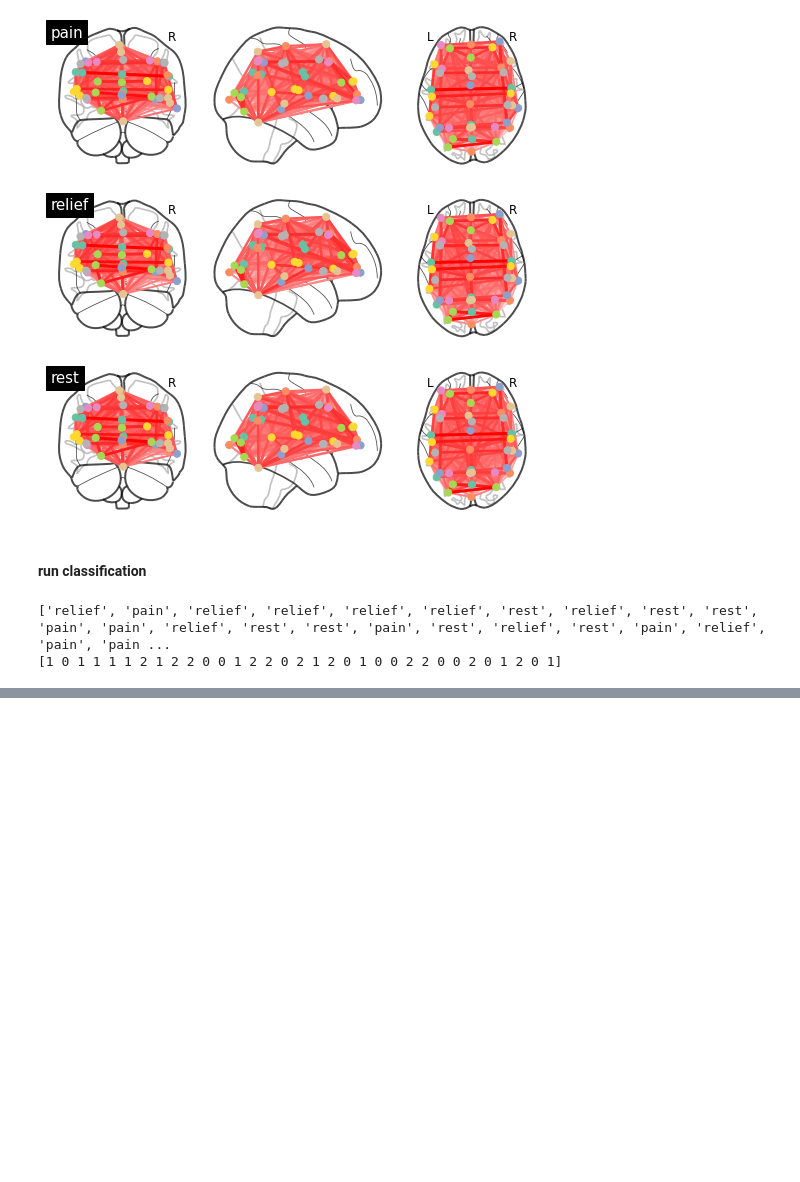
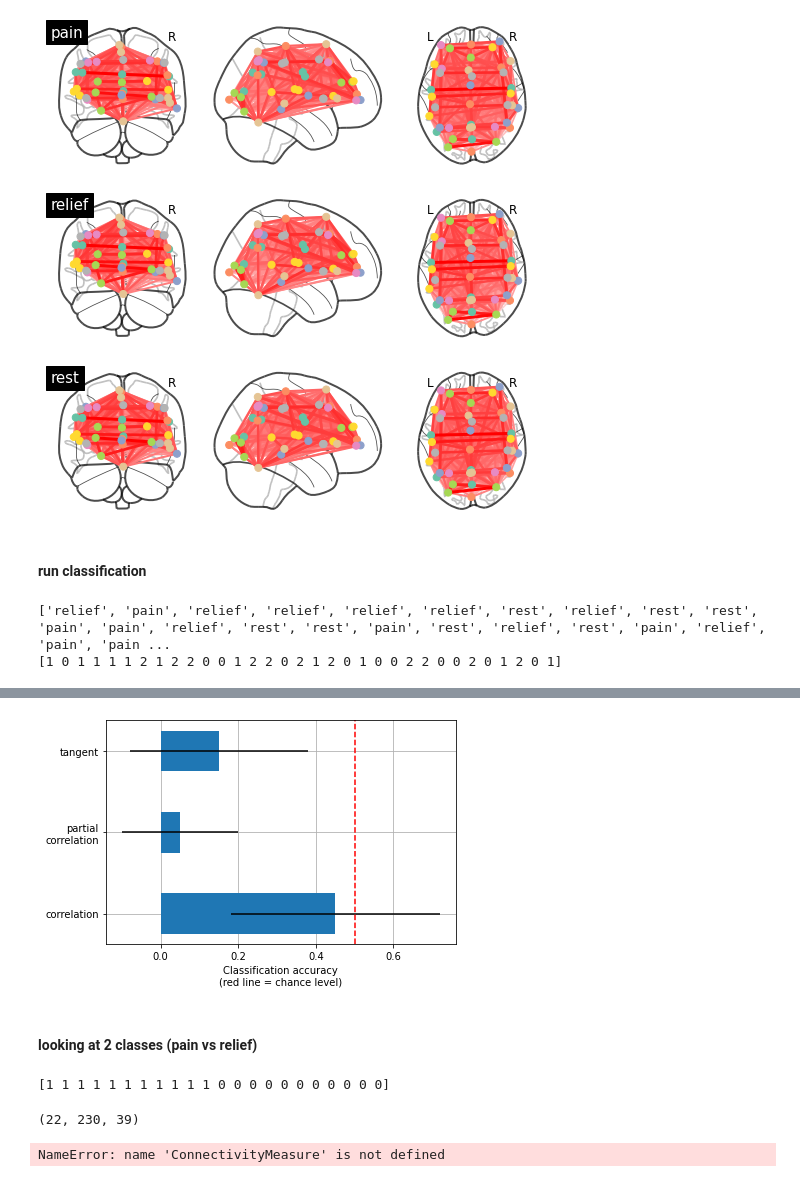
Before and after one commit to syzhang/caps_rsfmri, a Jupyter notebook: explore.ipynb, the cells around one changed output, grey strips where cells are left out. Cells and saved outputs as stored; diff of their text form; code cells hidden in the pictures; blank space fills up the shorter version.

```diff
--- a/explore.ipynb
+++ b/explore.ipynb
@@ -254,0 +302,29 @@ plt.tight_layout()
+# %%
+mean_scores = [np.mean(scores[kind]) for kind in kinds]
+scores_std = [np.std(scores[kind]) for kind in kinds]
+
+plt.figure(figsize=(6, 4))
+positions = np.arange(len(kinds)) * .1 + .1
+plt.barh(positions, mean_scores, align='center', height=.05, xerr=scores_std)
+yticks = [k.replace(' ', '\n') for k in kinds]
+plt.yticks(positions, yticks)
+plt.gca().grid(True)
+plt.gca().set_axisbelow(True)
+plt.gca().axvline(1/2, color='red', linestyle='--')
+plt.xlabel('Classification accuracy\n(red line = chance level)')
+plt.tight_layout()
+# %% [output]
+[figure, added]
+# %% [markdown]
+#### looking at 2 classes (pain vs relief)
+# %%
+# pain_sess, rest_sess, relief_sess
+pooled_sess = np.concatenate([np.stack(pain_sess), np.stack(relief_sess)])
+classes = np.concatenate([np.ones(len(pain_sess), dtype=int), np.zeros(len(rest_sess), dtype=int)])
+print(classes)
+# %% [output]
+[1 1 1 1 1 1 1 1 1 1 1 0 0 0 0 0 0 0 0 0 0 0]
+# %%
+pooled_sess.shape
+# %% [output]
+(22, 230, 39)
@@ -254,0 +333,19 @@ plt.tight_layout()
+# %%
+scores = {}
+for kind in kinds:
+    scores[kind] = []
+    for train, test in cv.split(pooled_sess, classes):
+        # *ConnectivityMeasure* can output the estimated subjects coefficients
+        # as a 1D arrays through the parameter *vectorize*.
+        connectivity = ConnectivityMeasure(kind=kind, vectorize=True)
+        # build vectorized connectomes for subjects in the train set
+        connectomes = connectivity.fit_transform(pooled_sess[train])
+        # fit the classifier
+        classifier = LinearSVC(max_iter=10000).fit(connectomes, classes[train])
+        # make predictions for the left-out test subjects
+        predictions = classifier.predict(
+            connectivity.transform(pooled_sess[test]))
+        # store the accuracy for this cross-validation fold
+        scores[kind].append(accuracy_score(classes[test], predictions))
+# %% [output]
+NameError: name 'ConnectivityMeasure' is not defined
```
Also changed, not shown: parts of 66 cells of this notebook, 13 other files.
